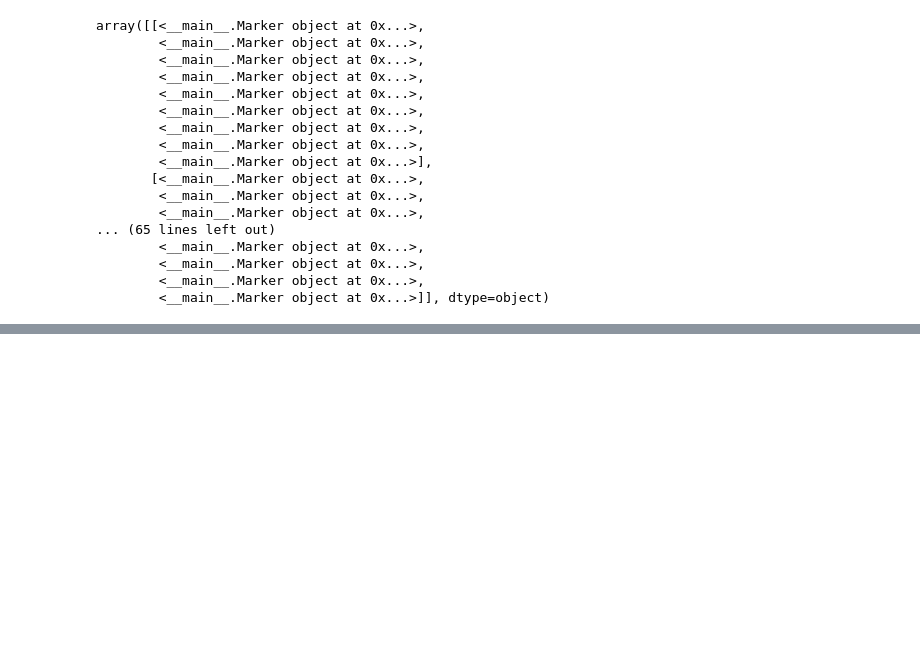
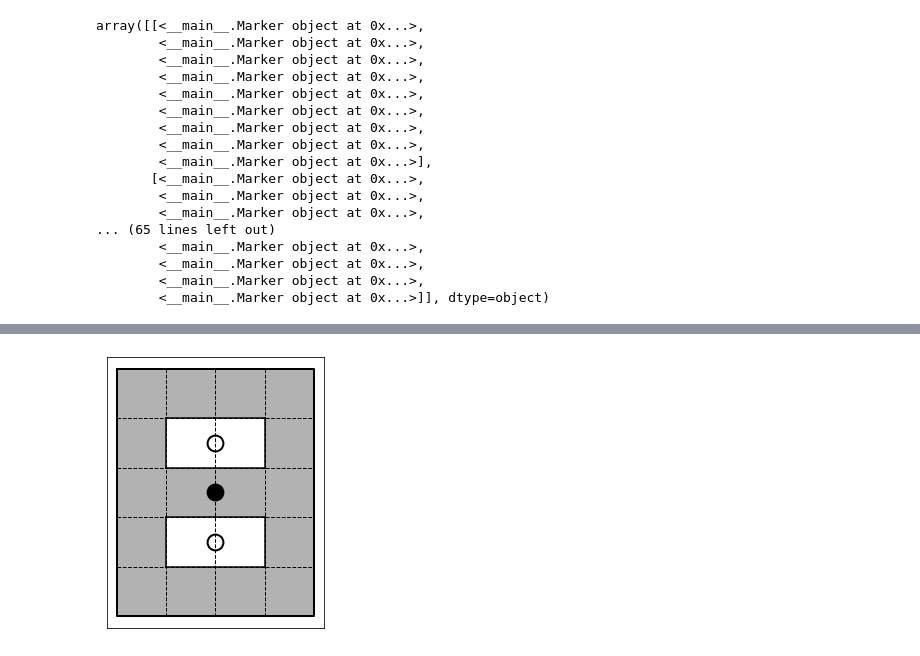
Before and after one commit to yamaimo/tentaishow, a Jupyter notebook: Draft.ipynb, the cells around one changed output, grey strips where cells are left out. Cells and saved outputs as stored; diff of their text form; code cells hidden in the pictures; blank space fills up the shorter version.

```diff
--- a/Draft.ipynb
+++ b/Draft.ipynb
@@ -618,0 +691,5 @@ array([[<__main__.Marker object at 0x...>,
+# %%
+result = solve_ip(day_problem)
+draw_result(day_problem, result);
+# %% [output]
+[figure, added]
```
Also changed, not shown: parts of 8 cells of this notebook.
